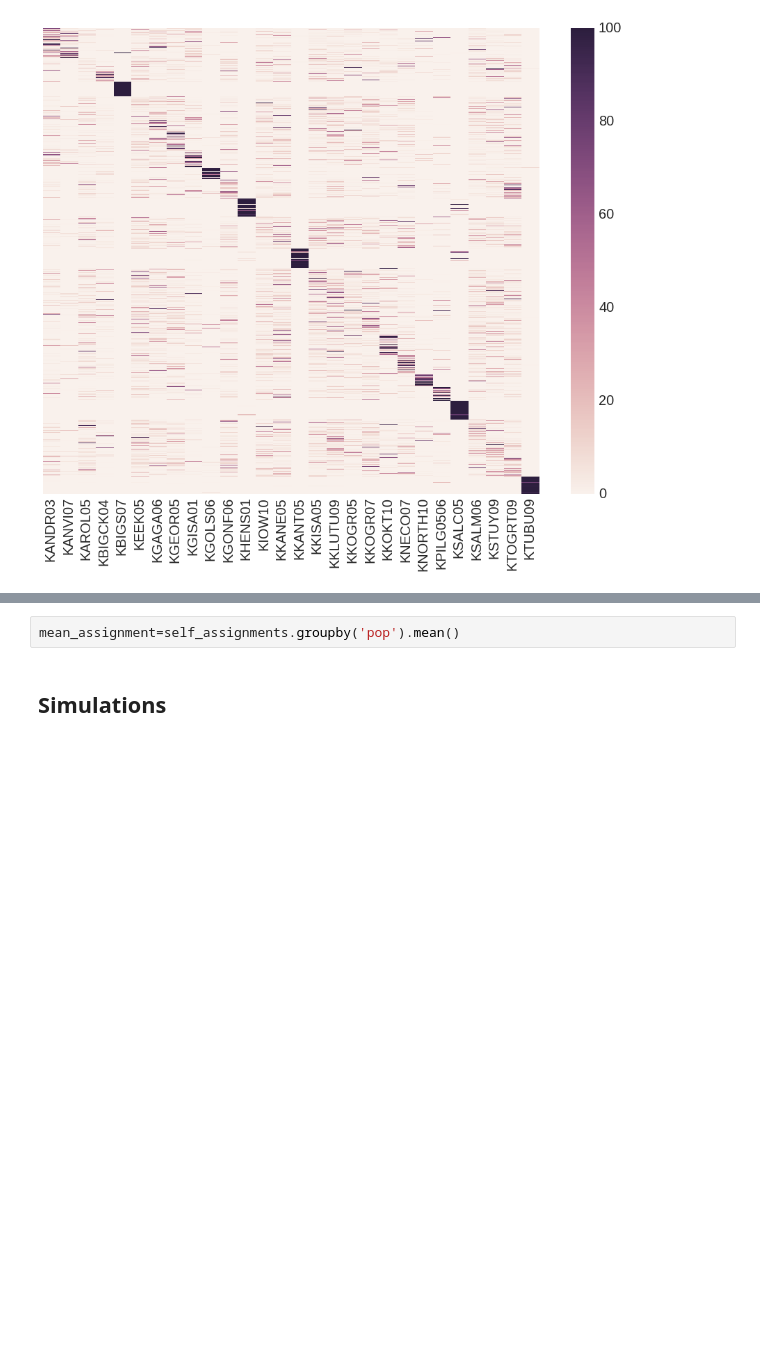
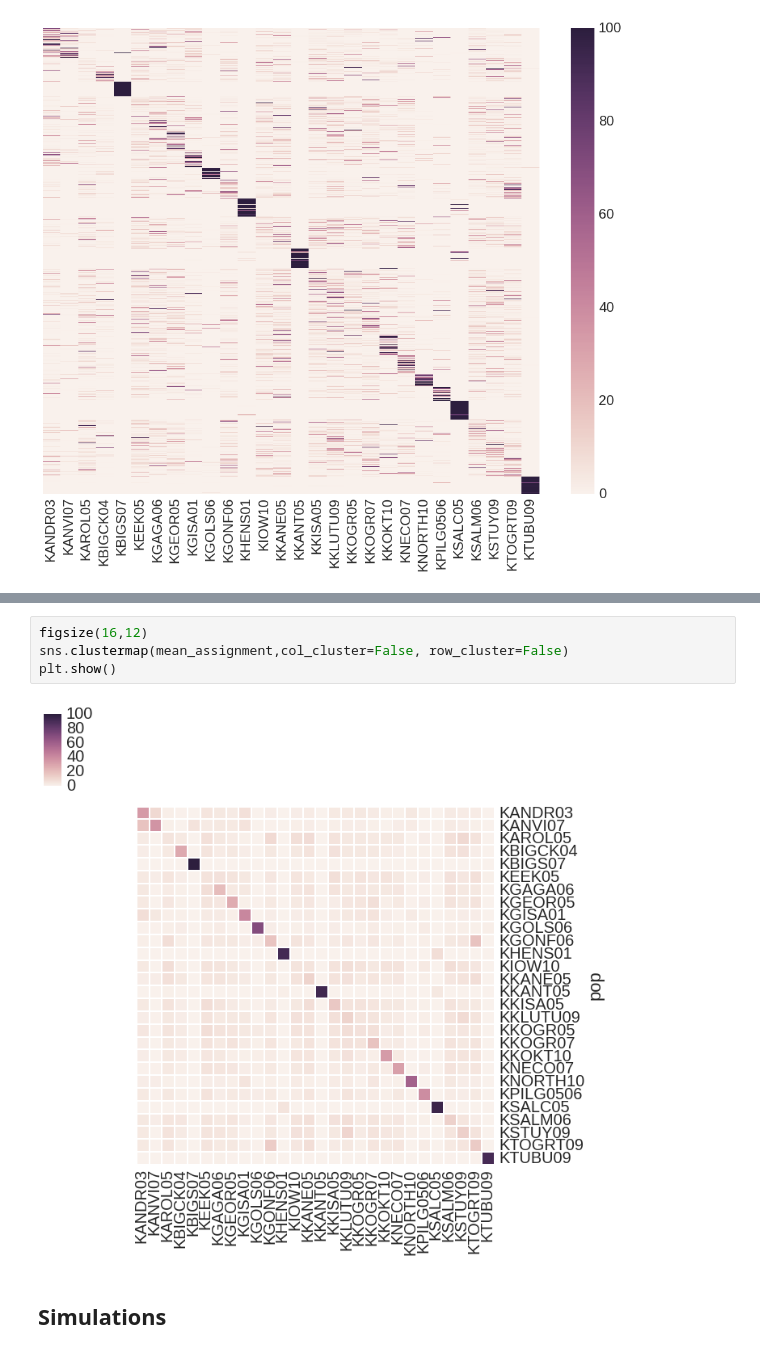
Before and after one commit to rwaples/chinook_gsi_example, a Jupyter notebook: gsi_sim.ipynb, the cells around one changed output, grey strips where cells are left out. Drawn from its saved outputs; the diff is of its cells as text; blank space fills up the shorter version.

```diff
--- a/gsi_sim.ipynb
+++ b/gsi_sim.ipynb
@@ -139,5 +183,9 @@ self_assignments.head()
-# %%
-mean_assignment=self_assignments.groupby('pop').mean()
+# %%
+figsize(16,12)
+sns.clustermap(mean_assignment,col_cluster=False, row_cluster=False)
+plt.show()
+# %% [output]
+[figure, added]
 # %% [markdown]
 ## Simulations
 # %% [markdown]
```
Also changed, not shown: parts of 50 cells of this notebook, 34 other files.
